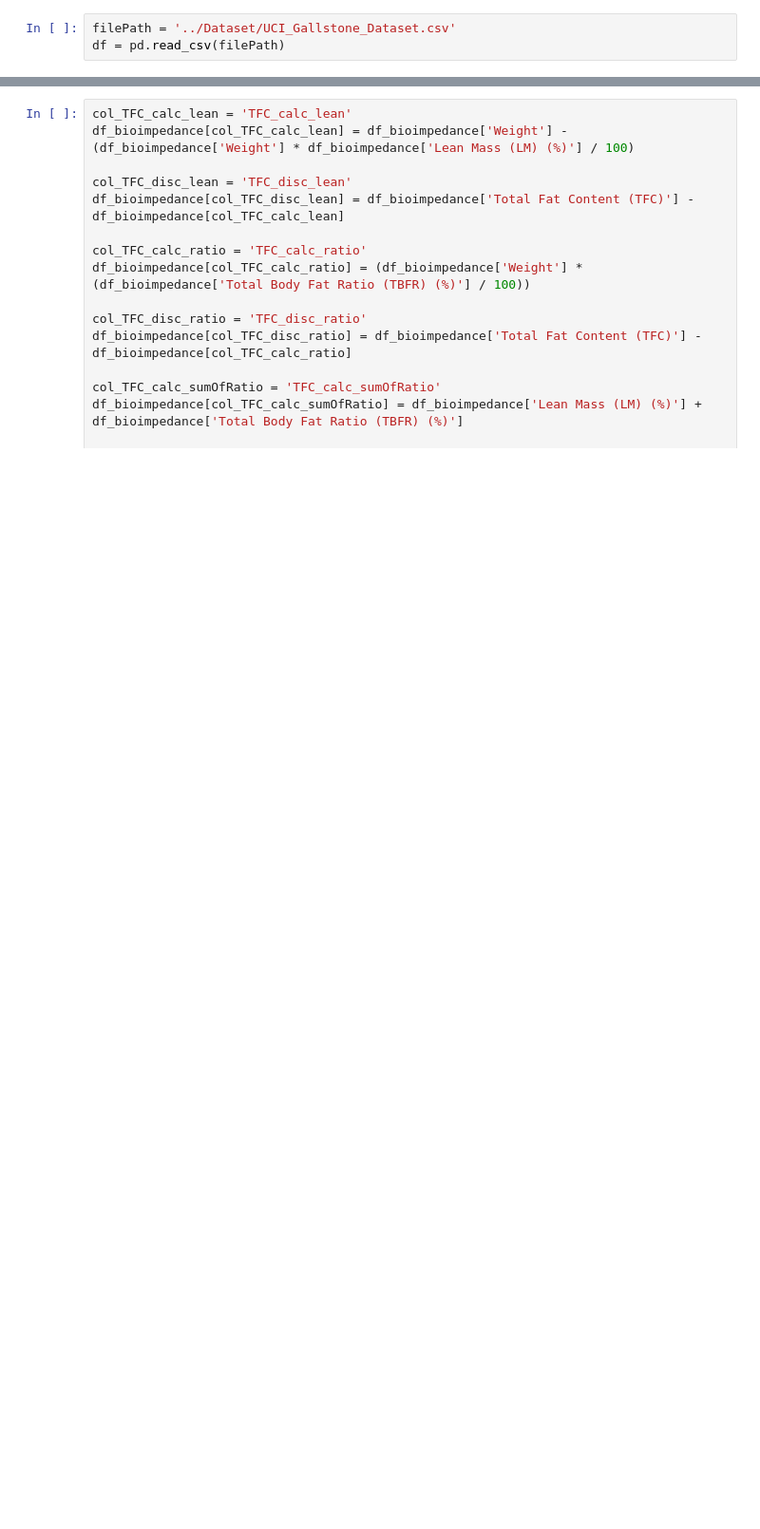
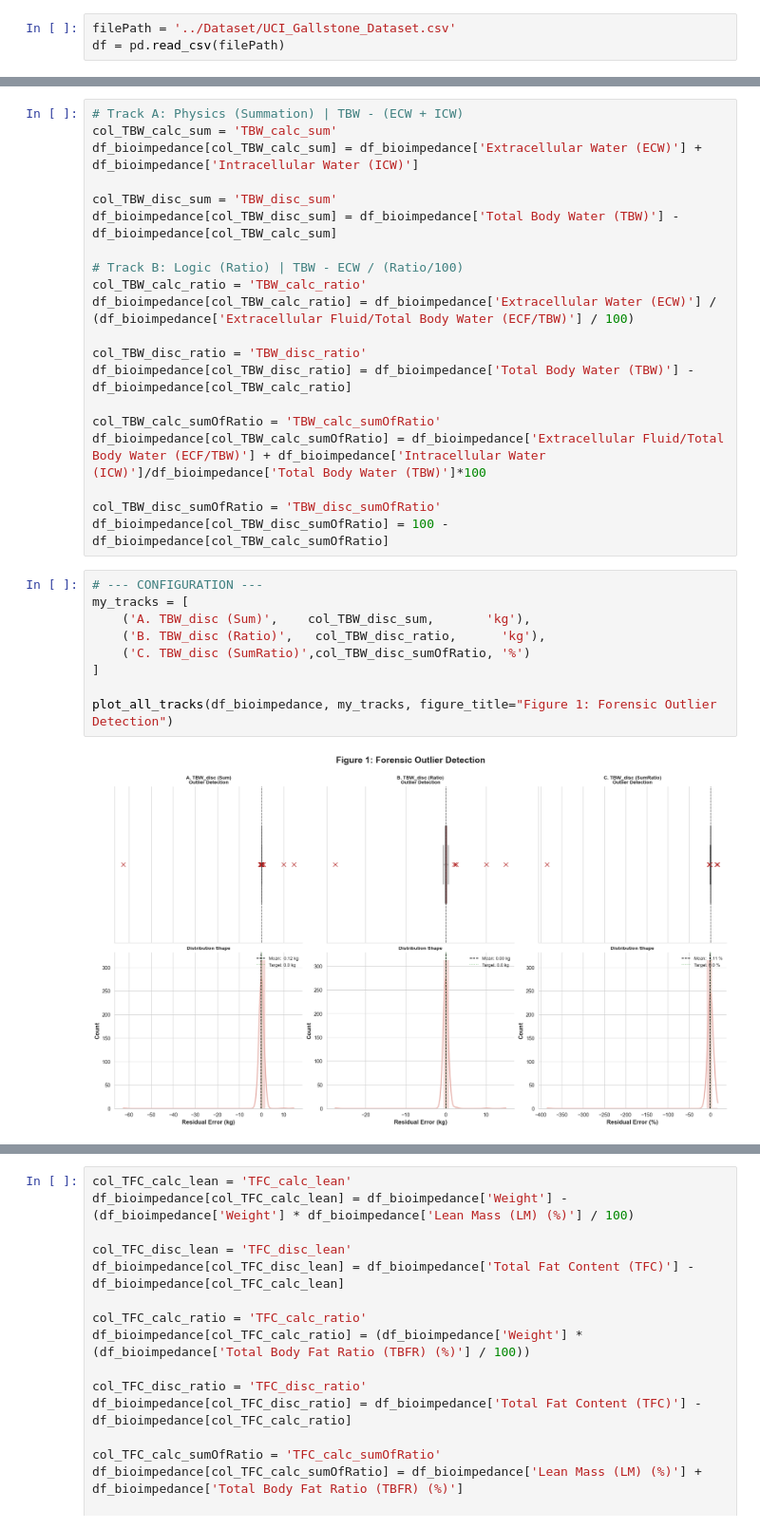
Before and after one commit to youquanneu/COMP3200_Individual_Project, a Jupyter notebook: Pipeline/FeaturesAnalysis2.ipynb, the cells around one changed output, grey strips where cells are left out. Shown at 95% size. Drawn from its saved outputs; the diff is of its cells as text; blank space fills up the shorter version.

```diff
--- a/Pipeline/FeaturesAnalysis2.ipynb
+++ b/Pipeline/FeaturesAnalysis2.ipynb
@@ -253,0 +451,31 @@ df_bioimpedance = df[[
+# %%
+# Track A: Physics (Summation) | TBW - (ECW + ICW)
+col_TBW_calc_sum = 'TBW_calc_sum'
+df_bioimpedance[col_TBW_calc_sum] = df_bioimpedance['Extracellular Water (ECW)'] + df_bioimpedance['Intracellular Water (ICW)']
+
+col_TBW_disc_sum = 'TBW_disc_sum'
+df_bioimpedance[col_TBW_disc_sum] = df_bioimpedance['Total Body Water (TBW)'] - df_bioimpedance[col_TBW_calc_sum]
+
+# Track B: Logic (Ratio) | TBW - ECW / (Ratio/100)
+col_TBW_calc_ratio = 'TBW_calc_ratio'
+df_bioimpedance[col_TBW_calc_ratio] = df_bioimpedance['Extracellular Water (ECW)'] / (df_bioimpedance['Extracellular Fluid/Total Body Water (ECF/TBW)'] / 100)
+
+col_TBW_disc_ratio = 'TBW_disc_ratio'
+df_bioimpedance[col_TBW_disc_ratio] = df_bioimpedance['Total Body Water (TBW)'] - df_bioimpedance[col_TBW_calc_ratio]
+
+col_TBW_calc_sumOfRatio = 'TBW_calc_sumOfRatio'
+df_bioimpedance[col_TBW_calc_sumOfRatio] = df_bioimpedance['Extracellular Fluid/Total Body Water (ECF/TBW)'] + df_bioimpedance['Intracellular Water (ICW)']/df_bioimpedance['Total Body Water (TBW)']*100
+
+col_TBW_disc_sumOfRatio = 'TBW_disc_sumOfRatio'
+df_bioimpedance[col_TBW_disc_sumOfRatio] = 100 - df_bioimpedance[col_TBW_calc_sumOfRatio]
+# %%
+# --- CONFIGURATION ---
+my_tracks = [
+    ('A. TBW_disc (Sum)',    col_TBW_disc_sum,       'kg'),
+    ('B. TBW_disc (Ratio)',   col_TBW_disc_ratio,      'kg'),
+    ('C. TBW_disc (SumRatio)',col_TBW_disc_sumOfRatio, '%')
+]
+
+plot_all_tracks(df_bioimpedance, my_tracks, figure_title="Figure 1: Forensic Outlier Detection")
+# %% [output]
+[figure, added]
```
Also changed, not shown: parts of 19 cells of this notebook.
